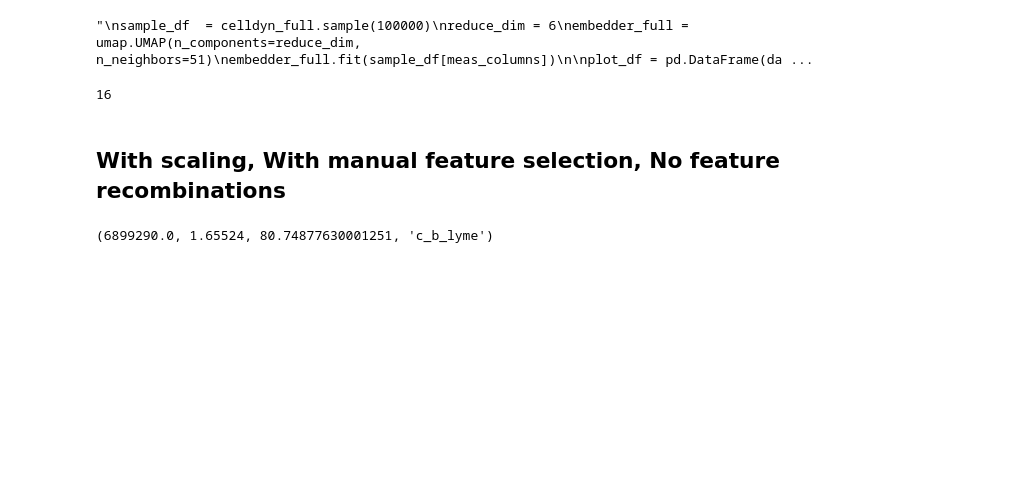
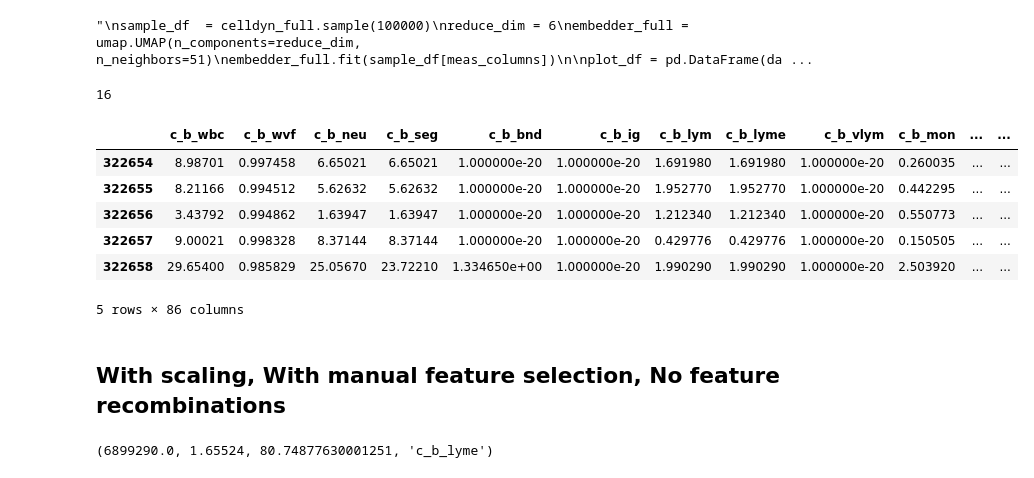
Before and after one commit to HJJoosse/celldyn_embedder, a Jupyter notebook: sandbox/exploration_of_celldyn_embeddings.ipynb, the cells around one changed output. Drawn from its saved outputs; the diff is of its cells as text; code cells hidden in the pictures; blank space fills up the shorter version.

```diff
--- a/sandbox/exploration_of_celldyn_embeddings.ipynb
+++ b/sandbox/exploration_of_celldyn_embeddings.ipynb
@@ -57,6 +112,16 @@ for ki in range(reduce_dim):
 gc.collect()
 # %% [output]
 16
+# %%
+celldyn_full.head()
+# %% [output]
+|  | c_b_wbc | c_b_wvf | c_b_neu | c_b_seg | c_b_bnd | c_b_ig | c_b_lym | c_b_lyme | c_b_vlym | c_b_mon | ... | ... |
+| 322654 | 8.98701 | 0.997458 | 6.65021 | 6.65021 | 1.000000e-20 | 1.000000e-20 | 1.691980 | 1.691980 | 1.000000e-20 | 0.260035 | ... | ... |
+| 322655 | 8.21166 | 0.994512 | 5.62632 | 5.62632 | 1.000000e-20 | 1.000000e-20 | 1.952770 | 1.952770 | 1.000000e-20 | 0.442295 | ... | ... |
+| 322656 | 3.43792 | 0.994862 | 1.63947 | 1.63947 | 1.000000e-20 | 1.000000e-20 | 1.212340 | 1.212340 | 1.000000e-20 | 0.550773 | ... | ... |
+| 322657 | 9.00021 | 0.998328 | 8.37144 | 8.37144 | 1.000000e-20 | 1.000000e-20 | 0.429776 | 0.429776 | 1.000000e-20 | 0.150505 | ... | ... |
+| 322658 | 29.65400 | 0.985829 | 25.05670 | 23.72210 | 1.334650e+00 | 1.000000e-20 | 1.990290 | 1.990290 | 1.000000e-20 | 2.503920 | ... | ... |
+5 rows × 86 columns
 # %% [markdown]
 ## With scaling, With manual feature selection, No feature recombinations
 # %%
```
Also changed, not shown: parts of 8 cells of this notebook, 3 other files.
